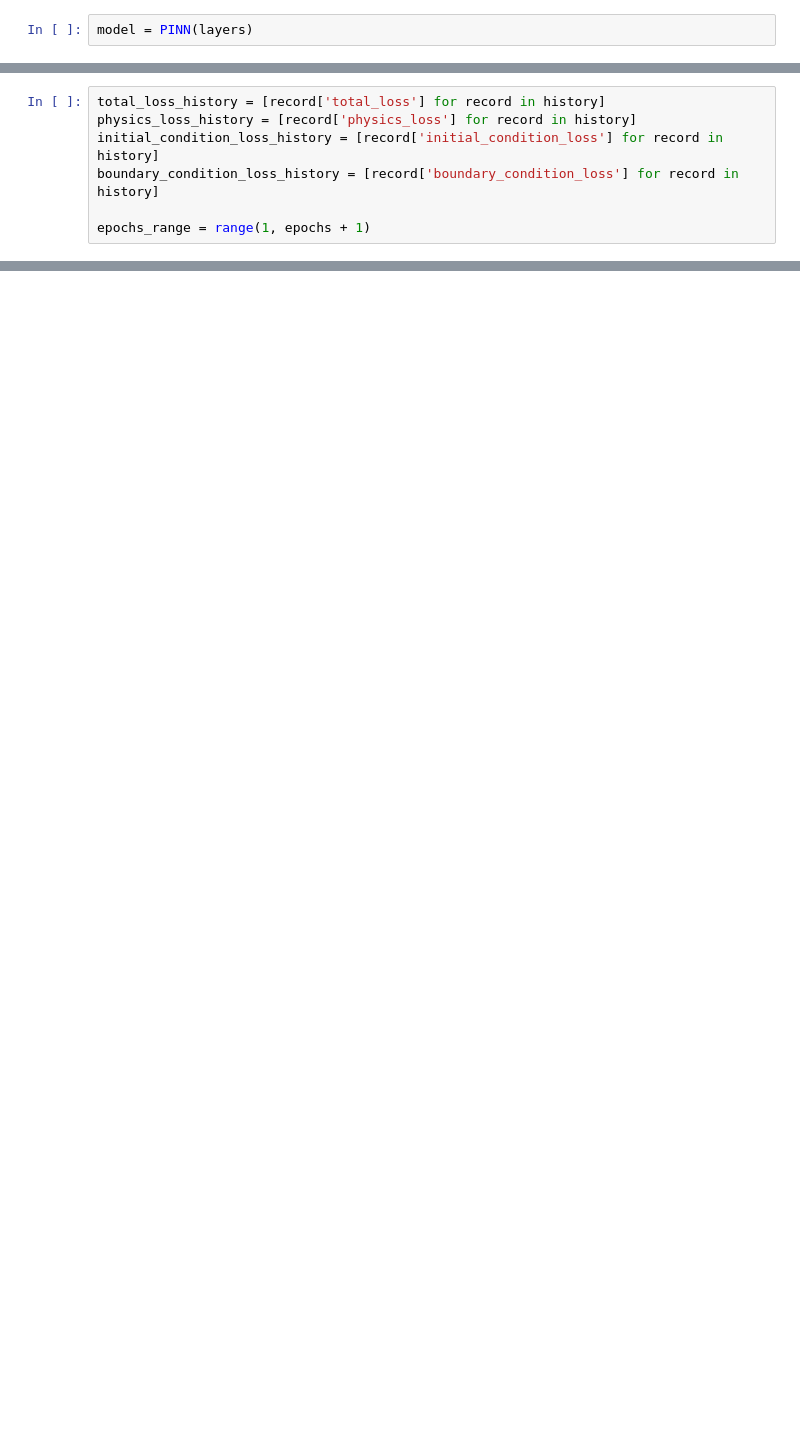
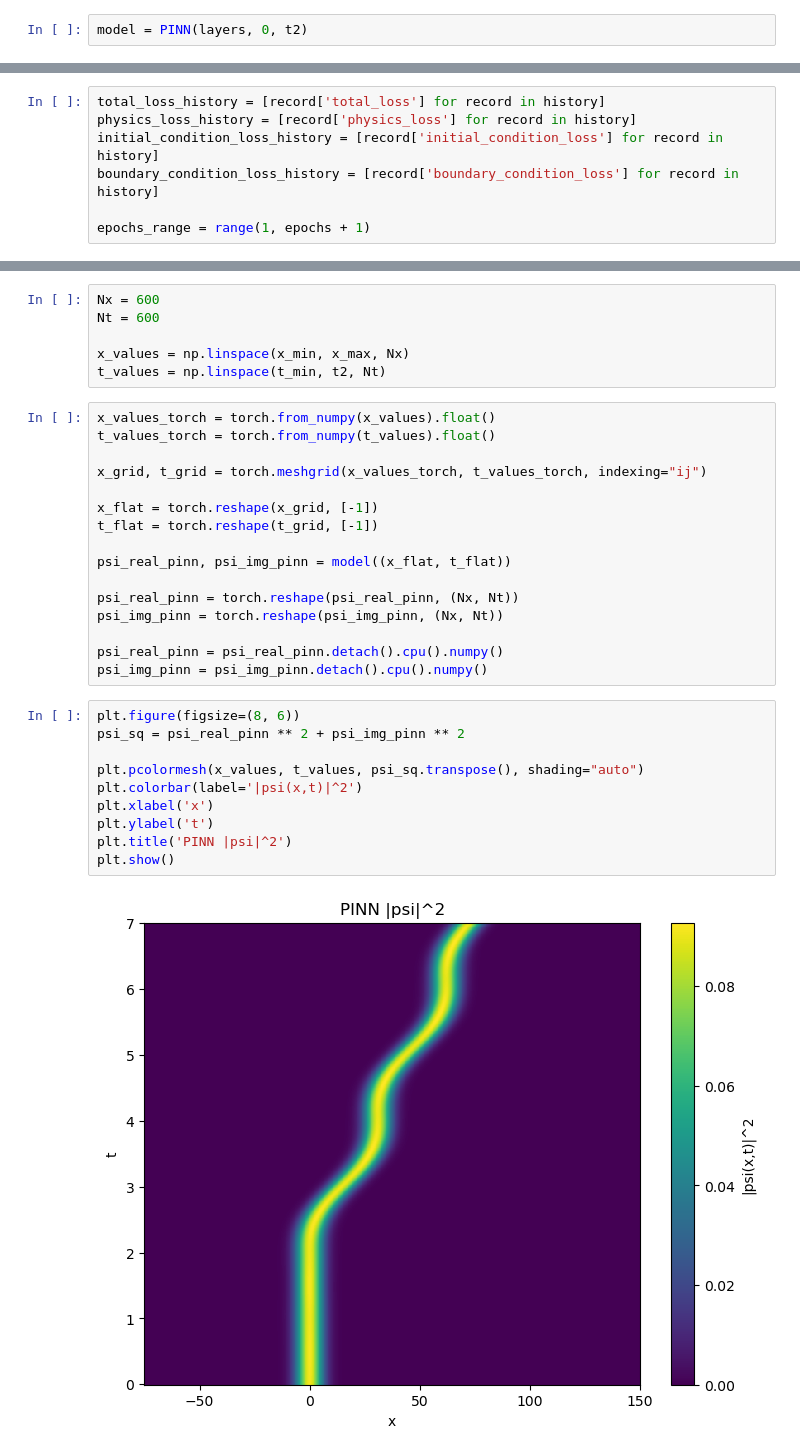
Before and after one commit to thash-jkr/Schrodinger-PINN, a Jupyter notebook: src/model_tester.ipynb, the cells around one changed output, grey strips where cells are left out. Drawn from its saved outputs; the diff is of its cells as text; blank space fills up the shorter version.

```diff
--- a/src/model_tester.ipynb
+++ b/src/model_tester.ipynb
@@ -73,5 +171,5 @@ class PINN(nn.Module):
 # %%
 layers = [2, 512, 512, 512, 512, 512, 512, 2]
 # %%
-model = PINN(layers)
+model = PINN(layers, 0, t2)
 # %%
@@ -133,0 +232,34 @@ plt.show()
+# %%
+Nx = 600
+Nt = 600
+
+x_values = np.linspace(x_min, x_max, Nx)
+t_values = np.linspace(t_min, t2, Nt)
+# %%
+x_values_torch = torch.from_numpy(x_values).float()
+t_values_torch = torch.from_numpy(t_values).float()
+
+x_grid, t_grid = torch.meshgrid(x_values_torch, t_values_torch, indexing="ij")
+
+x_flat = torch.reshape(x_grid, [-1])
+t_flat = torch.reshape(t_grid, [-1])
+
+psi_real_pinn, psi_img_pinn = model((x_flat, t_flat))
+
+psi_real_pinn = torch.reshape(psi_real_pinn, (Nx, Nt))
+psi_img_pinn = torch.reshape(psi_img_pinn, (Nx, Nt))
+
+psi_real_pinn = psi_real_pinn.detach().cpu().numpy()
+psi_img_pinn = psi_img_pinn.detach().cpu().numpy()
+# %%
+plt.figure(figsize=(8, 6))
+psi_sq = psi_real_pinn ** 2 + psi_img_pinn ** 2
+
+plt.pcolormesh(x_values, t_values, psi_sq.transpose(), shading="auto")
+plt.colorbar(label='|psi(x,t)|^2')
+plt.xlabel('x')
+plt.ylabel('t')
+plt.title('PINN |psi|^2')
+plt.show()
+# %% [output]
+[figure, added]
```
Also changed, not shown: parts of 7 cells of this notebook, 7 other files.
